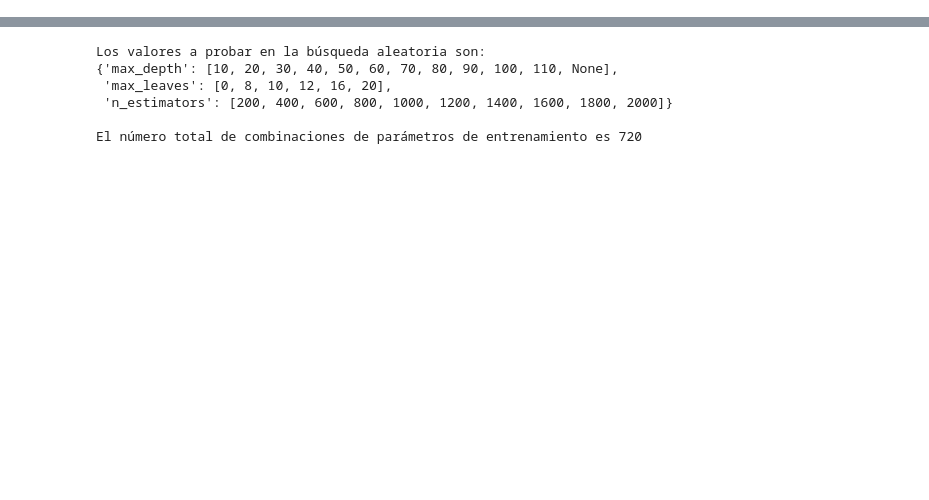
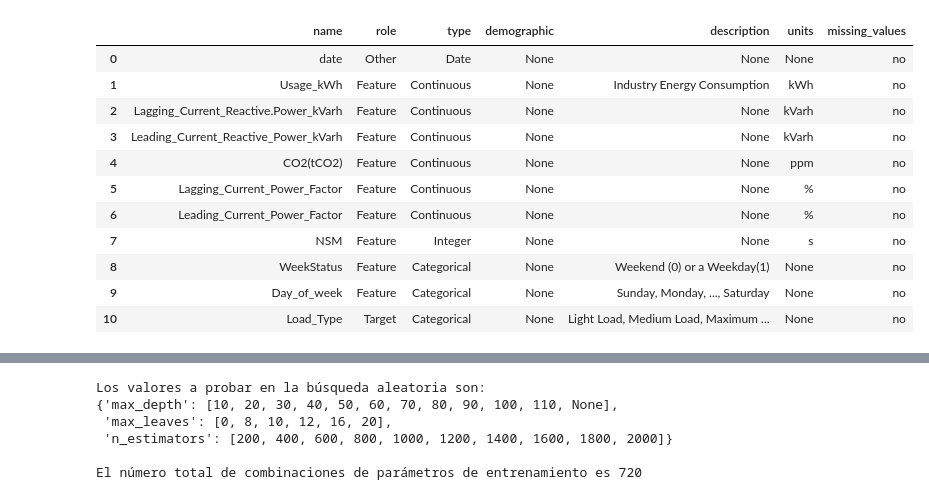
Before and after one commit to luis-huacho/INF648-Proy-Curso-2024-01, a Jupyter notebook: Modelos_02_Steel_Industry_Energy_Consumption.ipynb, the cells around one changed output, grey strips where cells are left out. Saved outputs shown, nothing was run; the diff lists cells and outputs as text; code cells hidden in the pictures; blank space fills up the shorter version.

```diff
--- a/MLflow_Steel_Industry_Energy_Consumption.ipynb
+++ b/Modelos_02_Steel_Industry_Energy_Consumption.ipynb
@@ -20,2 +35,17 @@ df = pd.DataFrame(steel_industry_energy_consumption.data.original)
 # %%
 df['date'] = pd.to_datetime(df['date'], format='%d/%m/%Y %H:%M')
+# %%
+pd.DataFrame(steel_industry_energy_consumption.variables)
+# %% [output]
+|  | name | role | type | demographic | description | units | missing_values |
+| 0 | date | Other | Date | None | None | None | no |
+| 1 | Usage_kWh | Feature | Continuous | None | Industry Energy Consumption | kWh | no |
+| 2 | Lagging_Current_Reactive.Power_kVarh | Feature | Continuous | None | None | kVarh | no |
+| 3 | Leading_Current_Reactive_Power_kVarh | Feature | Continuous | None | None | kVarh | no |
+| 4 | CO2(tCO2) | Feature | Continuous | None | None | ppm | no |
+| 5 | Lagging_Current_Power_Factor | Feature | Continuous | None | None | % | no |
+| 6 | Leading_Current_Power_Factor | Feature | Continuous | None | None | % | no |
+| 7 | NSM | Feature | Integer | None | None | s | no |
+| 8 | WeekStatus | Feature | Categorical | None | Weekend (0) or a Weekday(1) | None | no |
+| 9 | Day_of_week | Feature | Categorical | None | Sunday, Monday, ..., Saturday | None | no |
+| 10 | Load_Type | Target | Categorical | None | Light Load, Medium Load, Maximum ... | None | no |
```
Also changed, not shown: parts of 40 cells of this notebook, 6 other files.
